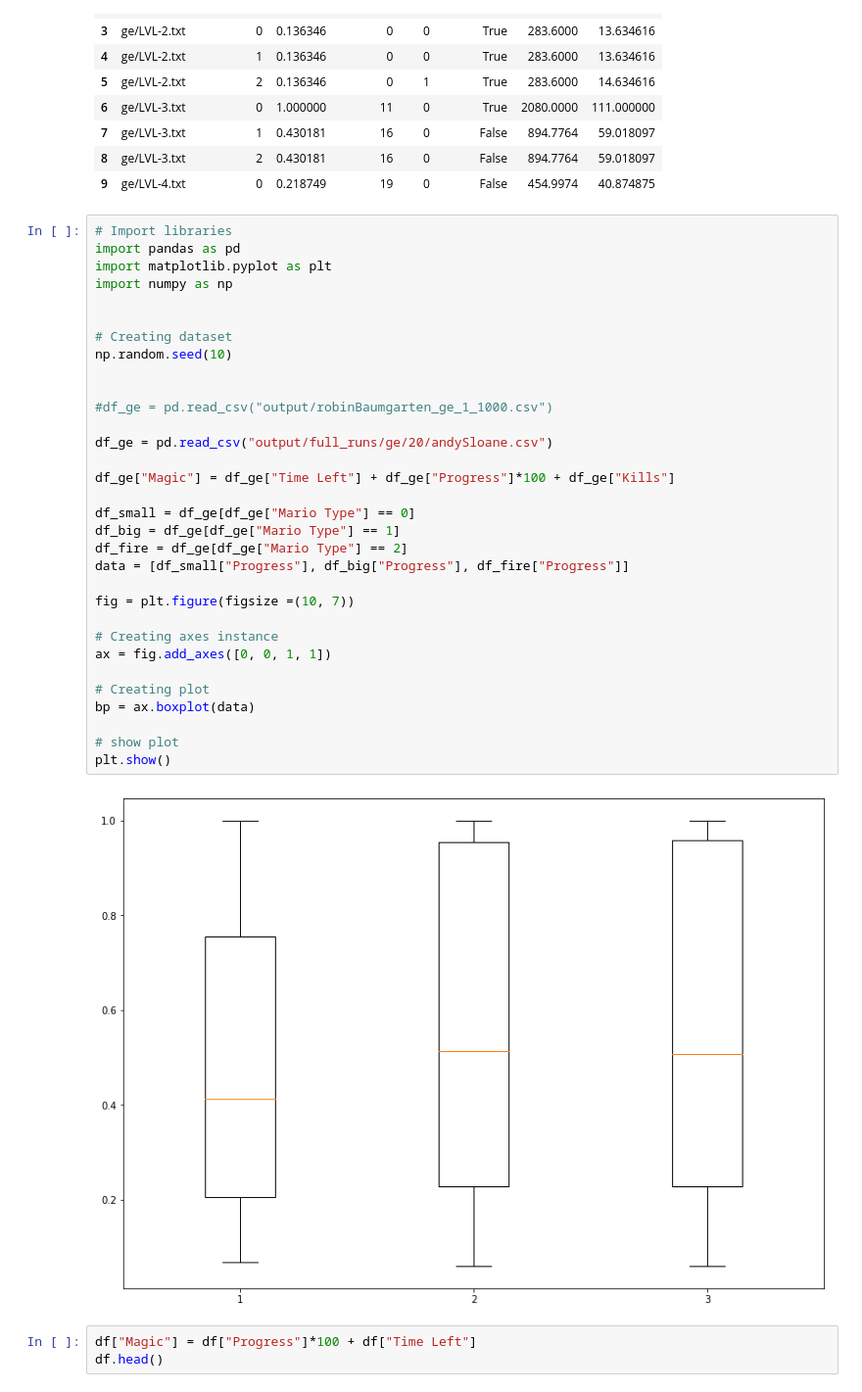
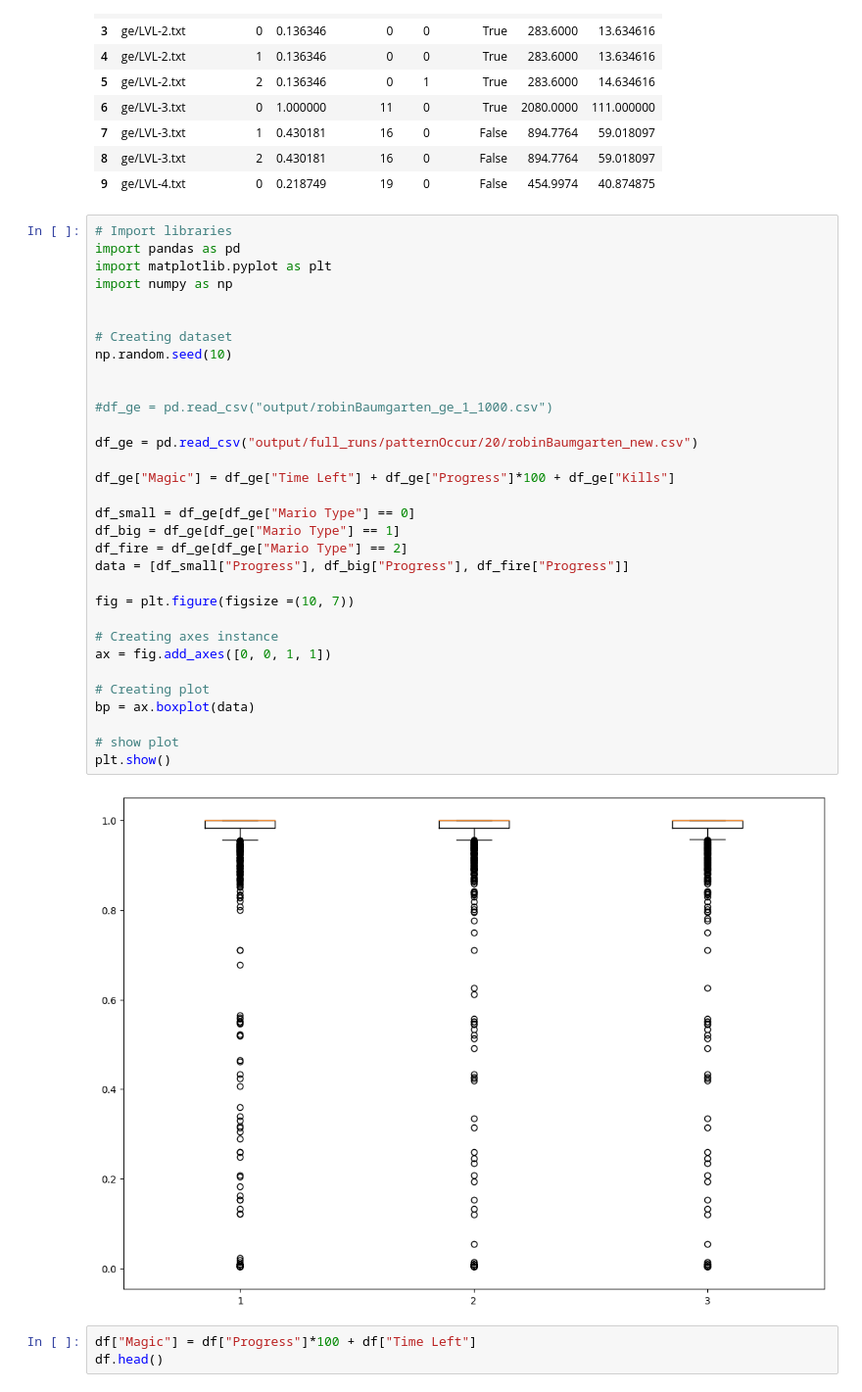
Before and after one commit to gimchedli/Mario-AI-Framework, a Jupyter notebook: MarioExperiments.ipynb, the cells around one changed output. Shown at 98% size. Saved outputs shown, nothing was run; the diff lists cells and outputs as text.

```diff
--- a/MarioExperiments.ipynb
+++ b/MarioExperiments.ipynb
@@ -152,35 +152,35 @@ df_ge.head(10)
 import pandas as pd
 import matplotlib.pyplot as plt
 import numpy as np
 
 
 # Creating dataset
 np.random.seed(10)
 
 
 #df_ge = pd.read_csv("output/robinBaumgarten_ge_1_1000.csv")
 
-df_ge = pd.read_csv("output/full_runs/ge/20/andySloane.csv")
+df_ge = pd.read_csv("output/full_runs/patternOccur/20/robinBaumgarten_new.csv")
 
 df_ge["Magic"] = df_ge["Time Left"] + df_ge["Progress"]*100 + df_ge["Kills"]
 
 df_small = df_ge[df_ge["Mario Type"] == 0]
 df_big = df_ge[df_ge["Mario Type"] == 1]
 df_fire = df_ge[df_ge["Mario Type"] == 2]
 data = [df_small["Progress"], df_big["Progress"], df_fire["Progress"]]
 
 fig = plt.figure(figsize =(10, 7))
 
 # Creating axes instance
 ax = fig.add_axes([0, 0, 1, 1])
 
 # Creating plot
 bp = ax.boxplot(data)
 
 # show plot
 plt.show()
 # %% [output]
-[figure, old version]
+[figure, new version]
 # %%
 df["Magic"] = df["Progress"]*100 + df["Time Left"]
 df.head()
```
Also changed, not shown: parts of 10 cells of this notebook, 57 other files.
